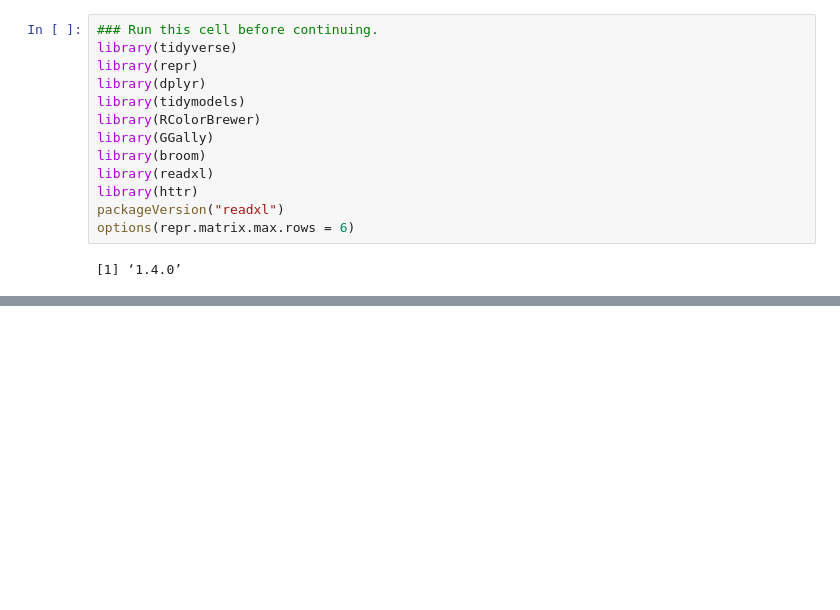
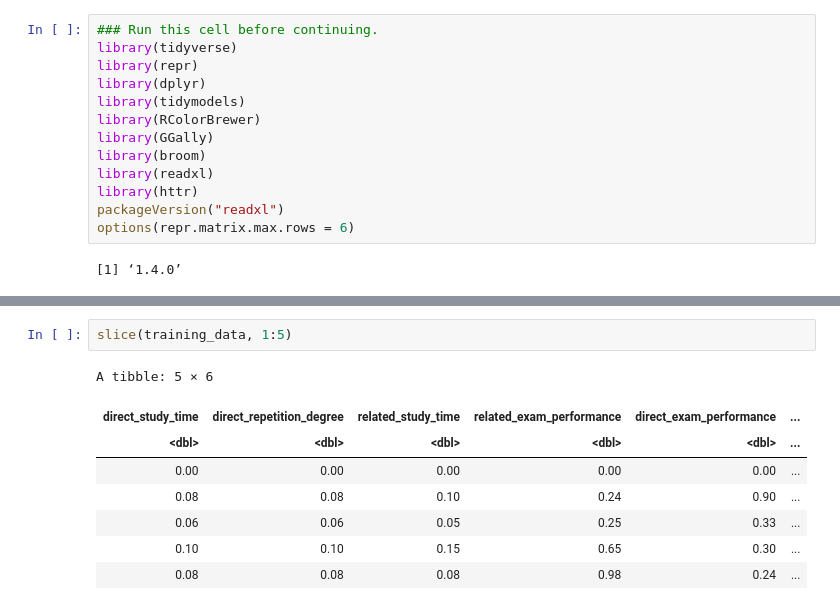
Before and after one commit to genhoang/dsci-100-group-151, a Jupyter notebook: final_report.ipynb, the cells around one changed output, grey strips where cells are left out. Saved outputs shown, nothing was run; the diff lists cells and outputs as text; blank space fills up the shorter version.

```diff
--- a/final_report.ipynb
+++ b/final_report.ipynb
@@ -75,0 +119,11 @@ A tibble: 258 × 6
+# %%
+slice(training_data, 1:5)
+# %% [output]
+A tibble: 5 × 6
+| direct_study_time | direct_repetition_degree | related_study_time | related_exam_performance | direct_exam_performance | ... |
+| <dbl> | <dbl> | <dbl> | <dbl> | <dbl> | ... |
+| 0.00 | 0.00 | 0.00 | 0.00 | 0.00 | ... |
+| 0.08 | 0.08 | 0.10 | 0.24 | 0.90 | ... |
+| 0.06 | 0.06 | 0.05 | 0.25 | 0.33 | ... |
+| 0.10 | 0.10 | 0.15 | 0.65 | 0.30 | ... |
+| 0.08 | 0.08 | 0.08 | 0.98 | 0.24 | ... |
```
Also changed, not shown: parts of 20 cells of this notebook, 1 other file.
